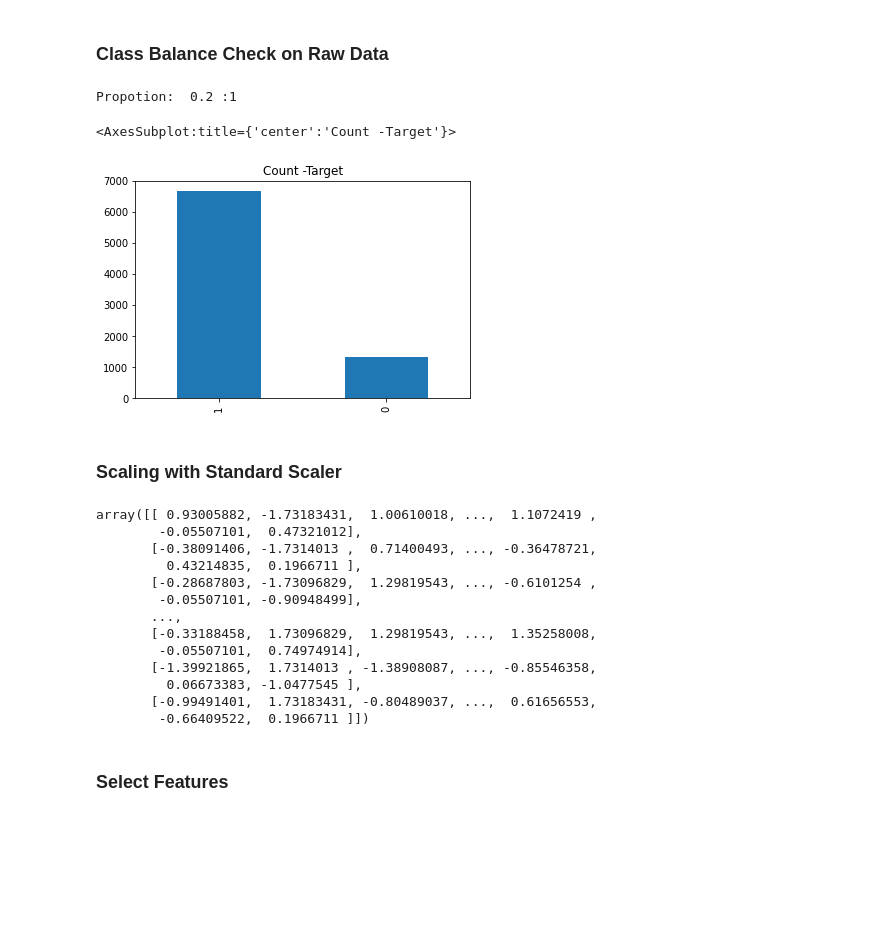
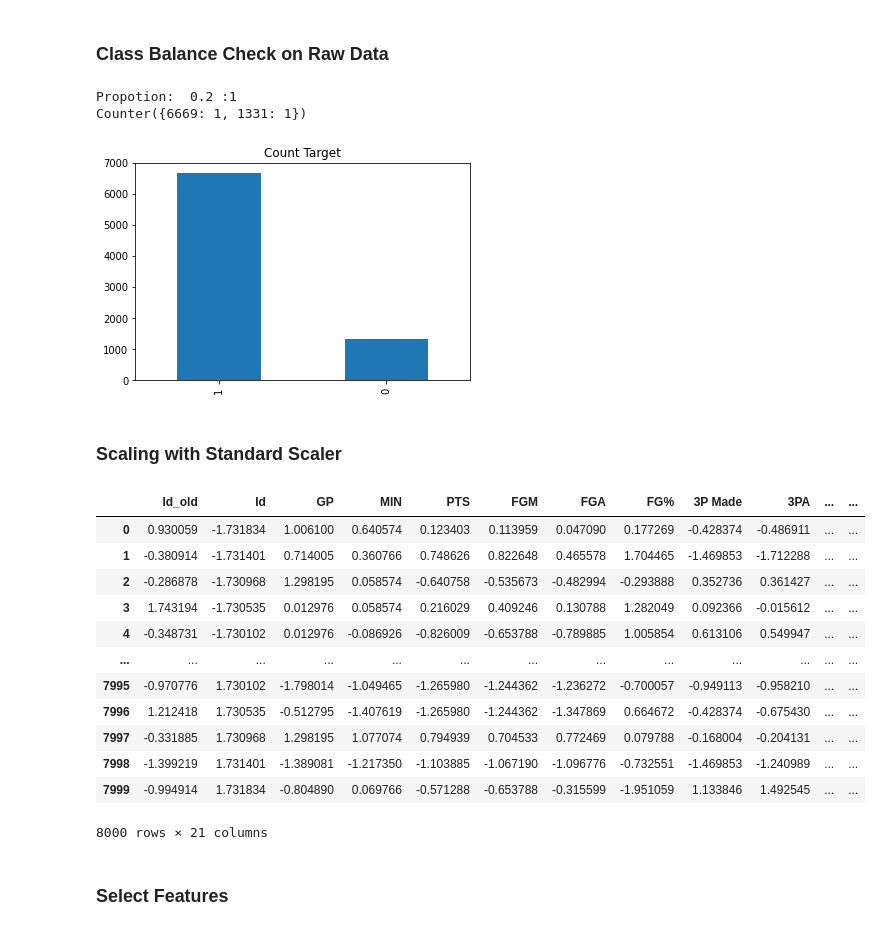
Before and after one commit to adv-dsi-group4/nba-career-prediction, a Jupyter notebook: notebooks/tin_hnin_13738339_week_2_logistic_regression_stdScaling_SMOTE_selectFeatures.ipynb, the cells around one changed output. Saved outputs shown, nothing was run; the diff lists cells and outputs as text; code cells hidden in the pictures; blank space fills up the shorter version.

```diff
--- a/notebooks/tin_hnin_13738339_week_2_logistic_regression_stdScaling_SMOTE_selectFeatures.ipynb
+++ b/notebooks/tin_hnin_13738339_week_2_logistic_regression_stdScaling_SMOTE_selectFeatures.ipynb
@@ -50,39 +65,36 @@ test_df = data_reader.read_data(NBARawData.TEST)
 # %%
 target_count = train_df["TARGET_5Yrs"].value_counts()
 print('Propotion: ', round(target_count[0]/ target_count[1], 2), ":1")
-target_count.plot(kind='bar', title = 'Count -Target')
+
+print( Counter(target_count))
+data_reader.plot_class_balance(train_df["TARGET_5Yrs"])
 # %% [output]
 Propotion:  0.2 :1
+Counter({6669: 1, 1331: 1})
-<AxesSubplot:title={'center':'Count -Target'}>
 [figure]
 # %% [markdown]
 ### Scaling with Standard Scaler
 # %%
 ## Scaling
-from sklearn import preprocessing
-from sklearn.preprocessing import StandardScaler
-
-scaler = StandardScaler()
 df_cleaned = train_df.copy()
-df_cleaned.columns = df_cleaned.columns.str.strip()
 target = df_cleaned.pop('TARGET_5Yrs')
 
-train_df_scaled = scaler.fit_transform(df_cleaned)
+train_df_scaled = data_reader.scale_features_by_standard_scaler(df_cleaned)
 train_df_scaled
 # %% [output]
+|  | Id_old | Id | GP | MIN | PTS | FGM | FGA | FG% | 3P Made | 3PA | ... | ... |
+| 0 | 0.930059 | -1.731834 | 1.006100 | 0.640574 | 0.123403 | 0.113959 | 0.047090 | 0.177269 | -0.428374 | -0.486911 | ... | ... |
+| 1 | -0.380914 | -1.731401 | 0.714005 | 0.360766 | 0.748626 | 0.822648 | 0.465578 | 1.704465 | -1.469853 | -1.712288 | ... | ... |
+| 2 | -0.286878 | -1.730968 | 1.298195 | 0.058574 | -0.640758 | -0.535673 | -0.482994 | -0.293888 | 0.352736 | 0.361427 | ... | ... |
+| 3 | 1.743194 | -1.730535 | 0.012976 | 0.058574 | 0.216029 | 0.409246 | 0.130788 | 1.282049 | 0.092366 | -0.015612 | ... | ... |
+| 4 | -0.348731 | -1.730102 | 0.012976 | -0.086926 | -0.826009 | -0.653788 | -0.789885 | 1.005854 | 0.613106 | 0.549947 | ... | ... |
+| ... | ... | ... | ... | ... | ... | ... | ... | ... | ... | ... | ... | ... |
+| 7995 | -0.970776 | 1.730102 | -1.798014 | -1.049465 | -1.265980 | -1.244362 | -1.236272 | -0.700057 | -0.949113 | -0.958210 | ... | ... |
+| 7996 | 1.212418 | 1.730535 | -0.512795 | -1.407619 | -1.265980 | -1.244362 | -1.347869 | 0.664672 | -0.428374 | -0.675430 | ... | ... |
+| 7997 | -0.331885 | 1.730968 | 1.298195 | 1.077074 | 0.794939 | 0.704533 | 0.772469 | 0.079788 | -0.168004 | -0.204131 | ... | ... |
+| 7998 | -1.399219 | 1.731401 | -1.389081 | -1.217350 | -1.103885 | -1.067190 | -1.096776 | -0.732551 | -1.469853 | -1.240989 | ... | ... |
+| 7999 | -0.994914 | 1.731834 | -0.804890 | 0.069766 | -0.571288 | -0.653788 | -0.315599 | -1.951059 | 1.133846 | 1.492545 | ... | ... |
-array([[ 0.93005882, -1.73183431,  1.00610018, ...,  1.1072419 ,
-        -0.05507101,  0.47321012],
-       [-0.38091406, -1.7314013 ,  0.71400493, ..., -0.36478721,
-         0.43214835,  0.1966711 ],
-       [-0.28687803, -1.73096829,  1.29819543, ..., -0.6101254 ,
-        -0.05507101, -0.90948499],
-       ...,
-       [-0.33188458,  1.73096829,  1.29819543, ...,  1.35258008,
-        -0.05507101,  0.74974914],
-       [-1.39921865,  1.7314013 , -1.38908087, ..., -0.85546358,
-         0.06673383, -1.0477545 ],
-       [-0.99491401,  1.73183431, -0.80489037, ...,  0.61656553,
-        -0.66409522,  0.1966711 ]])
+8000 rows × 21 columns
 # %% [markdown]
 ### Select Features
 # %%
```
Also changed, not shown: parts of 10 cells of this notebook, 5 other files.
